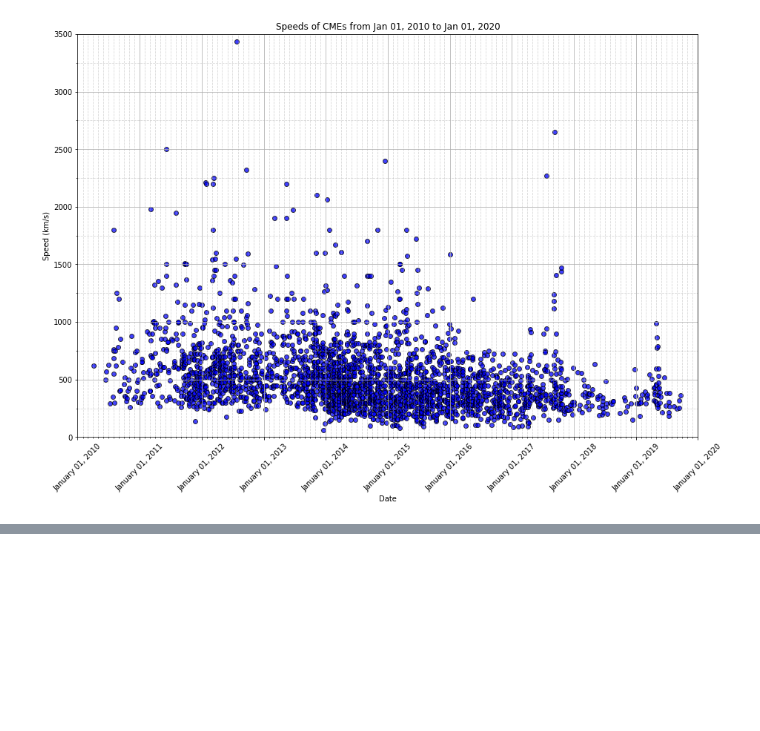
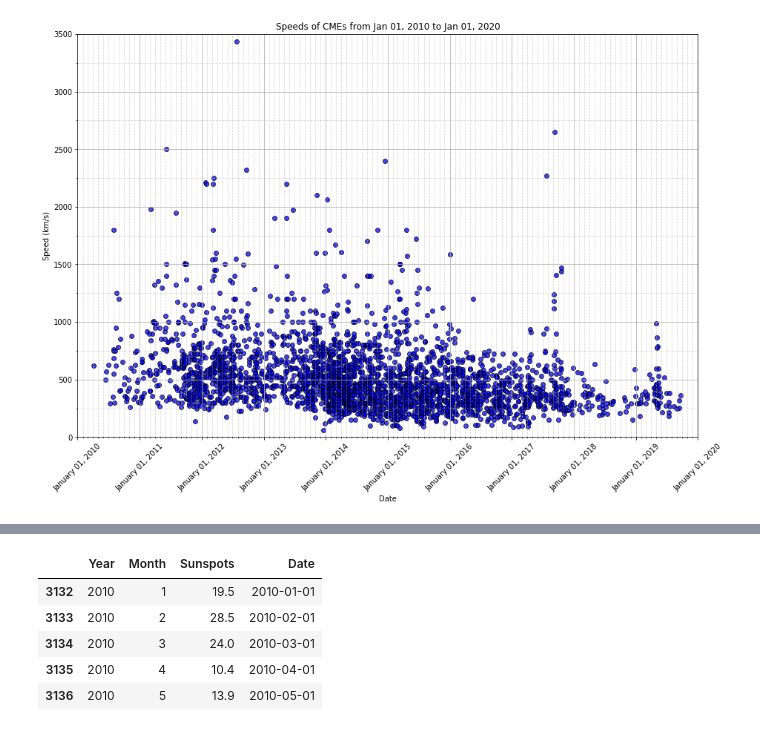
Before and after one commit to rockhound03/Project1, a Jupyter notebook: modules/Final Data Analysis.ipynb, the cells around one changed output, grey strips where cells are left out. Saved outputs shown, nothing was run; the diff lists cells and outputs as text; code cells hidden in the pictures; blank space fills up the shorter version.

```diff
--- a/modules/Final Data Analysis.ipynb
+++ b/modules/Final Data Analysis.ipynb
@@ -172,0 +188,3 @@ ax.grid(which='minor', alpha=0.5, linestyle='--')
+# %%
+df = df[[0,1,3]]
+df.head()
@@ -172,0 +198,3 @@ ax.grid(which='minor', alpha=0.5, linestyle='--')
+# %%
+df.rename(columns={0: "Year", 1: "Month", 3:"Sunspots"},inplace = True)
+df.head()
@@ -172,0 +224,11 @@ ax.grid(which='minor', alpha=0.5, linestyle='--')
+# %%
+#Converting Year,Month to Date
+sunspots["Date"]=months
+sunspots.head()
+# %% [output]
+|  | Year | Month | Sunspots | Date |
+| 3132 | 2010 | 1 | 19.5 | 2010-01-01 |
+| 3133 | 2010 | 2 | 28.5 | 2010-02-01 |
+| 3134 | 2010 | 3 | 24.0 | 2010-03-01 |
+| 3135 | 2010 | 4 | 10.4 | 2010-04-01 |
+| 3136 | 2010 | 5 | 13.9 | 2010-05-01 |
```
Also changed, not shown: parts of 9 cells of this notebook.
